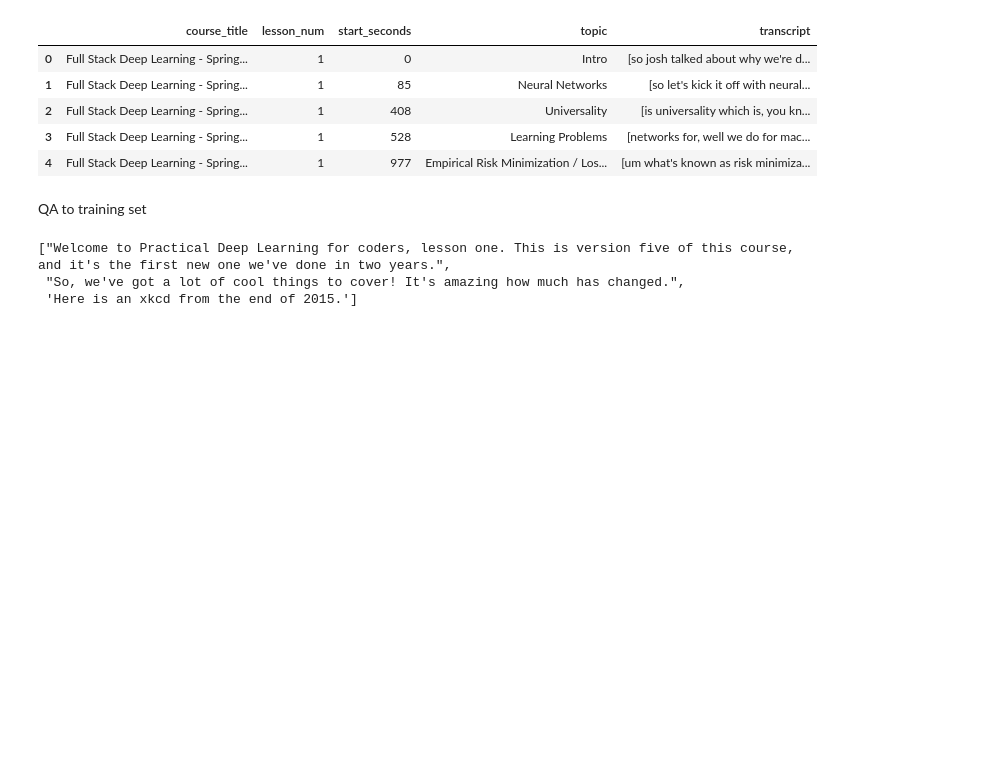
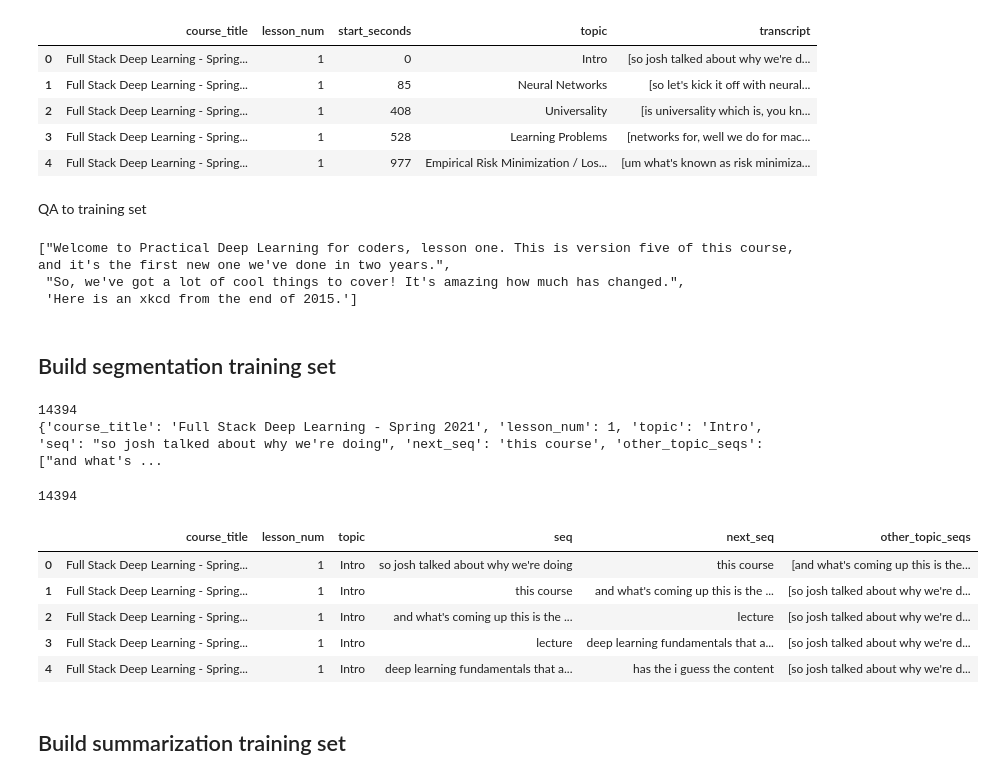
Before and after one commit to ohmeow/fsdl_2022_course_project, a Jupyter notebook: nbs/_exp/_wg_exp_building_train_data.ipynb, the cells around one changed output. Drawn from its saved outputs; the diff is of its cells as text; code cells hidden in the pictures; blank space fills up the shorter version.

```diff
--- a/nbs/_exp/_wg_exp_building_train_data.ipynb
+++ b/nbs/_exp/_wg_exp_building_train_data.ipynb
@@ -93,7 +97,12 @@ merged_df.head()
 # %% [markdown]
 For both segmentation and summarization tasks, we'll need to group the transcripts by course + lesson + topic
 # %%
-train_df = merged_df[["course_title", "lesson_num", "topic", "transcript", "start_seconds"]].groupby(by=["course_title", "lesson_num", "start_seconds", "topic"]).agg(list).reset_index()
+train_df = (
+    merged_df[["course_title", "lesson_num", "topic", "transcript", "start_seconds"]]
+    .groupby(by=["course_title", "lesson_num", "start_seconds", "topic"])
+    .agg(list)
+    .reset_index()
+)
 
 train_df.sort_values(by=["course_title", "lesson_num", "start_seconds"], inplace=True)
 # %%
@@ -113,3 +122,44 @@ train_df[train_df["course_title"] == "fast.ai 2022 - Part 1"].iloc[0].transcript
 ["Welcome to Practical Deep Learning for coders, lesson one. This is version five of this course, and it's the first new one we've done in two years.",
  "So, we've got a lot of cool things to cover! It's amazing how much has changed.",
  'Here is an xkcd from the end of 2015.']
+# %% [markdown]
+## Build segmentation training set
+# %%
+seg_train_df = train_df.copy()
+# %%
+seg_examples = []
+
+for example_idx, example in seg_train_df.iterrows():
+    for seq_idx, seq in enumerate(example["transcript"]):
+        if len(example["transcript"]) > (seq_idx + 1):
+            seg_examples.append(
+                {
+                    "course_title": example["course_title"],
+                    "lesson_num": example["lesson_num"],
+                    "topic": example["topic"],
+                    "seq": str(seq),
+                    "next_seq": str(example["transcript"][seq_idx + 1]),
+                    "other_topic_seqs": [str(txt) for i, txt in enumerate(example["transcript"]) if i != seq_idx and i != seq_idx + 1],
+                }
+            )
+# %%
+print(len(seg_examples))
+print(seg_examples[0])
+# %% [output]
+14394
+{'course_title': 'Full Stack Deep Learning - Spring 2021', 'lesson_num': 1, 'topic': 'Intro', 'seq': "so josh talked about why we're doing", 'next_seq': 'this course', 'other_topic_seqs': ["and what's ...
+# %%
+seg_train_df = pd.DataFrame(seg_examples)
+# %%
+print(len(seg_train_df))
+seg_train_df.head()
+# %% [output]
+14394
+|  | course_title | lesson_num | topic | seq | next_seq | other_topic_seqs |
+| 0 | Full Stack Deep Learning - Spring... | 1 | Intro | so josh talked about why we're doing | this course | [and what's coming up this is the... |
+| 1 | Full Stack Deep Learning - Spring... | 1 | Intro | this course | and what's coming up this is the ... | [so josh talked about why we're d... |
+| 2 | Full Stack Deep Learning - Spring... | 1 | Intro | and what's coming up this is the ... | lecture | [so josh talked about why we're d... |
+| 3 | Full Stack Deep Learning - Spring... | 1 | Intro | lecture | deep learning fundamentals that a... | [so josh talked about why we're d... |
+| 4 | Full Stack Deep Learning - Spring... | 1 | Intro | deep learning fundamentals that a... | has the i guess the content | [so josh talked about why we're d... |
+# %% [markdown]
+## Build summarization training set
```
Also changed, not shown: parts of 13 cells of this notebook, 8 other files.
